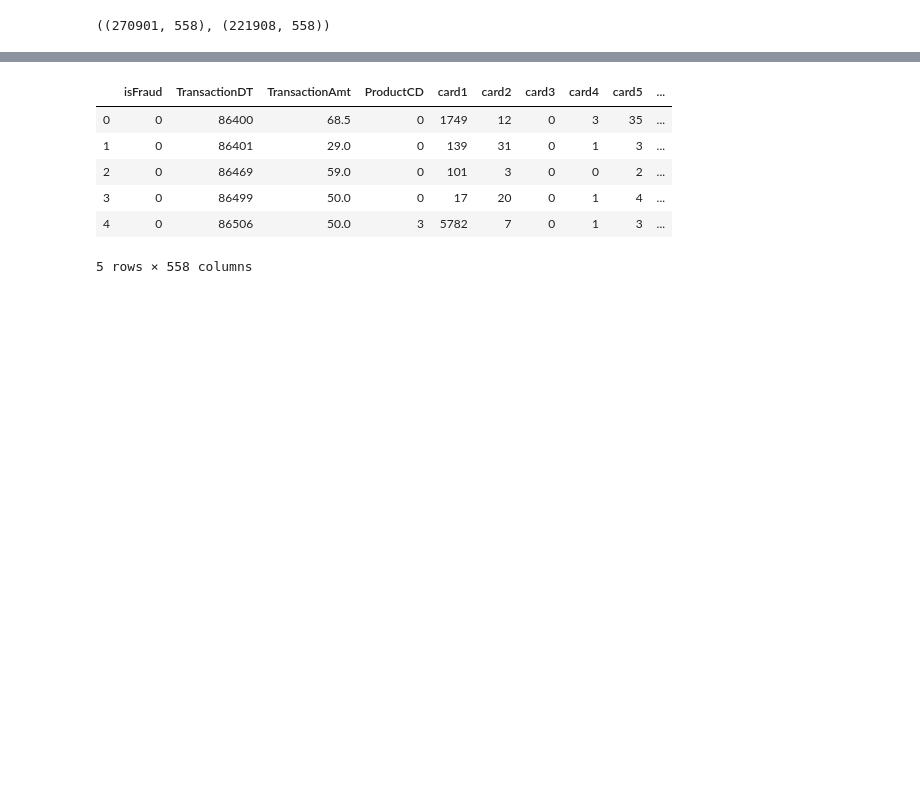
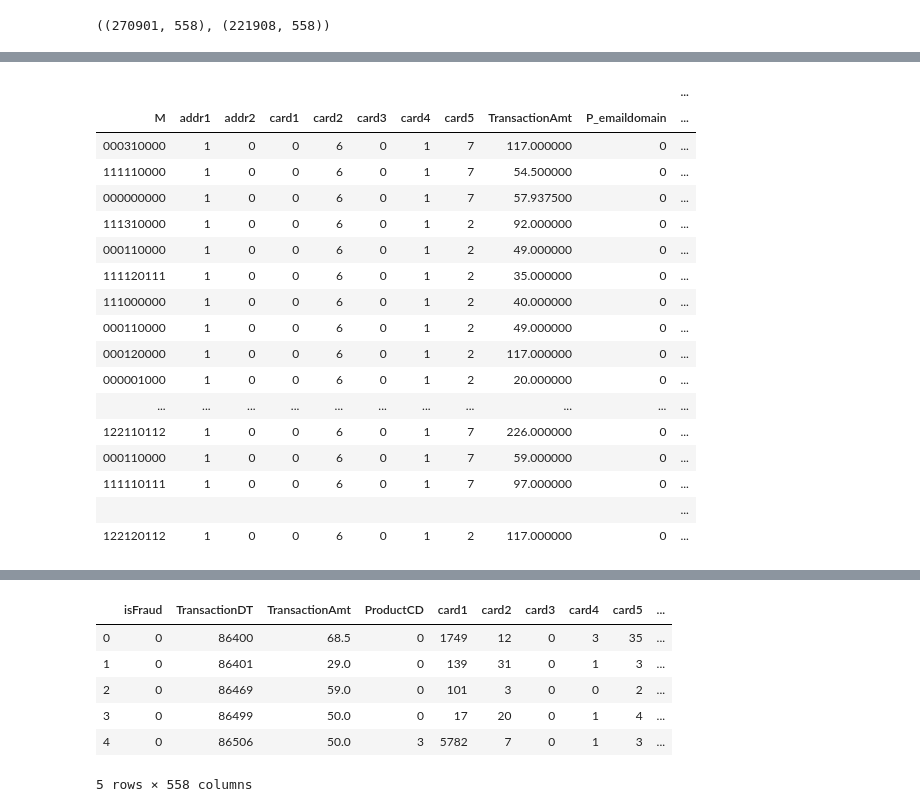
Before and after one commit to rodgomrod/kaggle_ieee_fraud, a Jupyter notebook: feature_engineering.ipynb, the cells around one changed output, grey strips where cells are left out. Drawn from its saved outputs; the diff is of its cells as text; code cells hidden in the pictures; blank space fills up the shorter version.

```diff
--- a/feature_engineering.ipynb
+++ b/feature_engineering.ipynb
@@ -16,8 +16,8 @@ from utils.functions import *
 # %%
 data_folder = 'input'
 # %%
-train = pd.read_csv(data_folder+'/train_synthetic_0.csv', dtype = schema_synthetic).sort_values('TransactionDT')
-test = pd.read_csv(data_folder+'/test_synthetic_0.csv', dtype = schema_synthetic).sort_values('TransactionDT')
+train = pd.read_csv(data_folder+'/train_synthetic_0.zip', dtype = schema_synthetic).sort_values('TransactionDT')
+test = pd.read_csv(data_folder+'/test_synthetic_0.zip', dtype = schema_synthetic).sort_values('TransactionDT')
 # %%
 train.shape, test.shape
 # %% [output]
@@ -29,3 +29,5 @@ train.shape, test.shape
 # df.shape
 # %%
 old_cols = train.columns
+# %%
+pd.options.display.max_rows=500
@@ -31,0 +40,6 @@ old_cols = train.columns
+# %%
+train['day'] = np.floor(train['TransactionDT'] / (3600 * 24) - 1)
+# %%
+train['M'] = train.M1.astype(str) + train.M2.astype(str) + train.M3.astype(str) +\
+train.M4.astype(str) + train.M5.astype(str) + train.M6.astype(str) + \
+train.M7.astype(str) + train.M8.astype(str) + train.M9.astype(str)
@@ -31,0 +70,24 @@ old_cols = train.columns
+# %%
+train[(train.card1 == 0) & (train.addr1 == 1) & (train.addr2 == 0)
+     & (train.card2 == 6) & (train.P_emaildomain == 0)]\
+[['ProductCD','addr1','addr2','card1','card2','card3','card4','card5','P_emaildomain','TransactionAmt','R_emaildomain','TransactionDT','day','M','isFraud']]\
+.set_index(['M','addr1','addr2','card1','card2','card3','card4','card5','TransactionAmt','P_emaildomain','R_emaildomain'])
+# %% [output]
+|  |  |  |  |  |  |  |  |  |  | ... |
+| M | addr1 | addr2 | card1 | card2 | card3 | card4 | card5 | TransactionAmt | P_emaildomain | ... |
+| 000310000 | 1 | 0 | 0 | 6 | 0 | 1 | 7 | 117.000000 | 0 | ... |
+| 111110000 | 1 | 0 | 0 | 6 | 0 | 1 | 7 | 54.500000 | 0 | ... |
+| 000000000 | 1 | 0 | 0 | 6 | 0 | 1 | 7 | 57.937500 | 0 | ... |
+| 111310000 | 1 | 0 | 0 | 6 | 0 | 1 | 2 | 92.000000 | 0 | ... |
+| 000110000 | 1 | 0 | 0 | 6 | 0 | 1 | 2 | 49.000000 | 0 | ... |
+| 111120111 | 1 | 0 | 0 | 6 | 0 | 1 | 2 | 35.000000 | 0 | ... |
+| 111000000 | 1 | 0 | 0 | 6 | 0 | 1 | 2 | 40.000000 | 0 | ... |
+| 000110000 | 1 | 0 | 0 | 6 | 0 | 1 | 2 | 49.000000 | 0 | ... |
+| 000120000 | 1 | 0 | 0 | 6 | 0 | 1 | 2 | 117.000000 | 0 | ... |
+| 000001000 | 1 | 0 | 0 | 6 | 0 | 1 | 2 | 20.000000 | 0 | ... |
+| ... | ... | ... | ... | ... | ... | ... | ... | ... | ... | ... |
+| 122110112 | 1 | 0 | 0 | 6 | 0 | 1 | 7 | 226.000000 | 0 | ... |
+| 000110000 | 1 | 0 | 0 | 6 | 0 | 1 | 7 | 59.000000 | 0 | ... |
+| 111110111 | 1 | 0 | 0 | 6 | 0 | 1 | 7 | 97.000000 | 0 | ... |
+|  |  |  |  |  |  |  |  |  |  | ... |
+| 122120112 | 1 | 0 | 0 | 6 | 0 | 1 | 2 | 117.000000 | 0 | ... |
```
Also changed, not shown: parts of 7 cells of this notebook.
